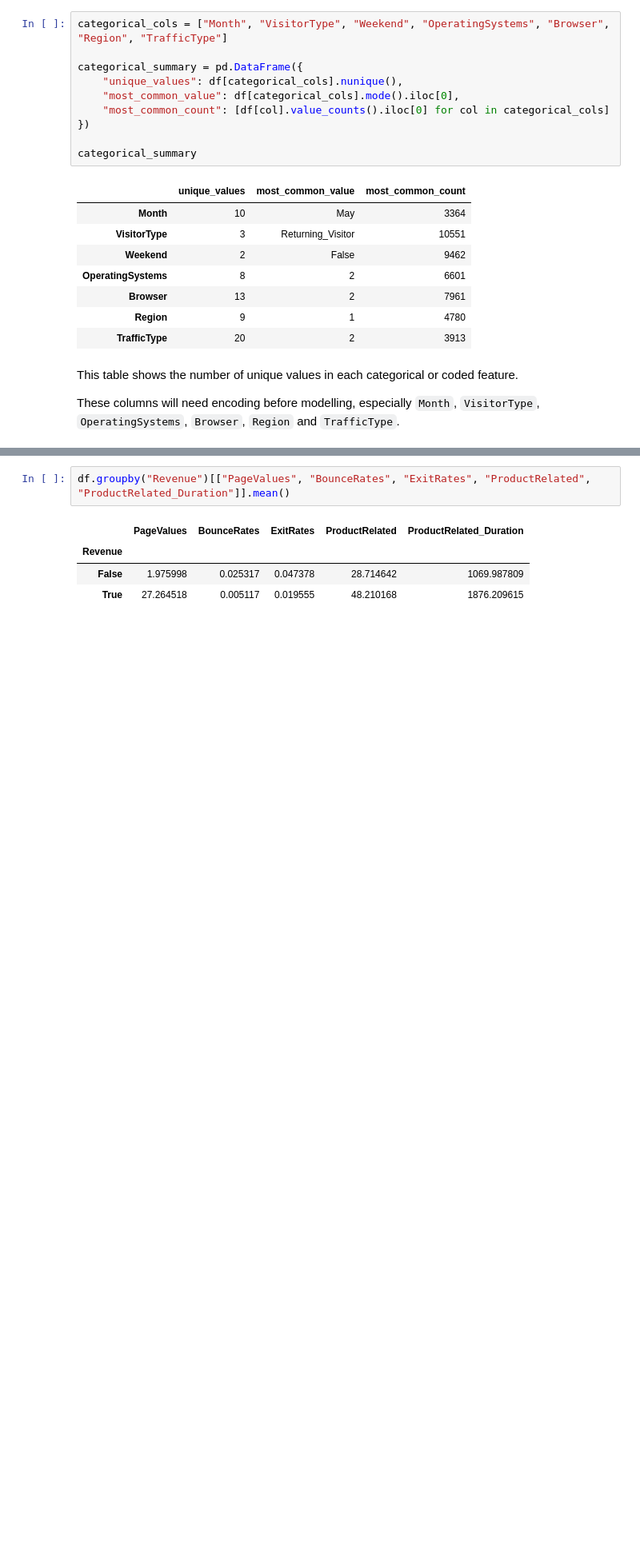
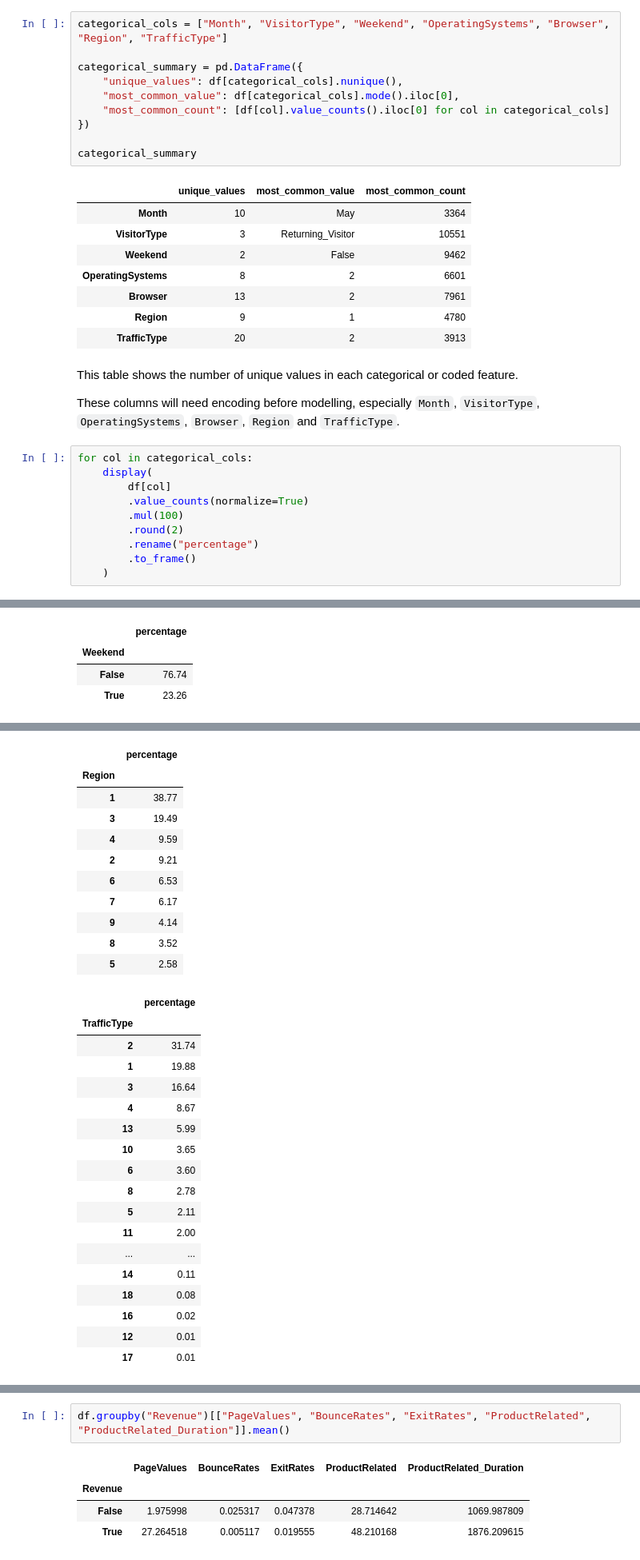
Before and after one commit to tehillabroder/online-purchase-conversion-audit, a Jupyter notebook: notebooks/aml_online_shoppers.ipynb, the cells around one changed output, grey strips where cells are left out. Shown at 80% size. Cells and saved outputs as stored; diff of their text form; blank space fills up the shorter version.

```diff
--- a/notebooks/aml_online_shoppers.ipynb
+++ b/notebooks/aml_online_shoppers.ipynb
@@ -139,3 +139,14 @@ categorical_summary
 This table shows the number of unique values in each categorical or coded feature.
 
 These columns will need encoding before modelling, especially `Month`, `VisitorType`, `OperatingSystems`, `Browser`, `Region` and `TrafficType`.
+# %%
+for col in categorical_cols:
+    display(
+        df[col]
+        .value_counts(normalize=True)
+        .mul(100)
+        .round(2)
+        .rename("percentage")
+        .to_frame()
+    )
+# %% [output]
@@ -141,0 +170,4 @@ These columns will need encoding before modelling, especially `Month`, `VisitorT
+|  | percentage |
+| Weekend |  |
+| False | 76.74 |
+| True | 23.26 |
@@ -141,0 +199,29 @@ These columns will need encoding before modelling, especially `Month`, `VisitorT
+|  | percentage |
+| Region |  |
+| 1 | 38.77 |
+| 3 | 19.49 |
+| 4 | 9.59 |
+| 2 | 9.21 |
+| 6 | 6.53 |
+| 7 | 6.17 |
+| 9 | 4.14 |
+| 8 | 3.52 |
+| 5 | 2.58 |
+|  | percentage |
+| TrafficType |  |
+| 2 | 31.74 |
+| 1 | 19.88 |
+| 3 | 16.64 |
+| 4 | 8.67 |
+| 13 | 5.99 |
+| 10 | 3.65 |
+| 6 | 3.60 |
+| 8 | 2.78 |
+| 5 | 2.11 |
+| 11 | 2.00 |
+| ... | ... |
+| 14 | 0.11 |
+| 18 | 0.08 |
+| 16 | 0.02 |
+| 12 | 0.01 |
+| 17 | 0.01 |
```
Also changed, not shown: parts of 10 cells of this notebook.
